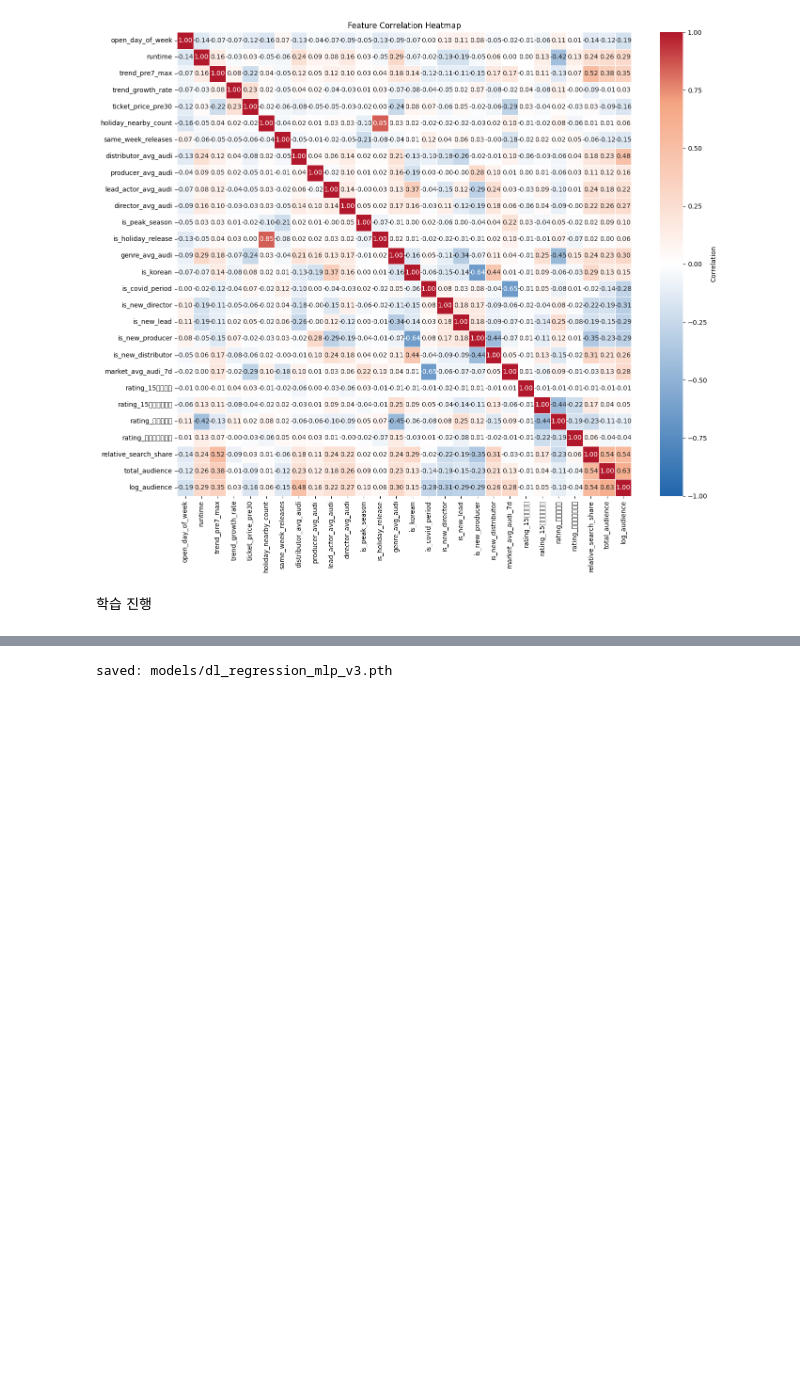
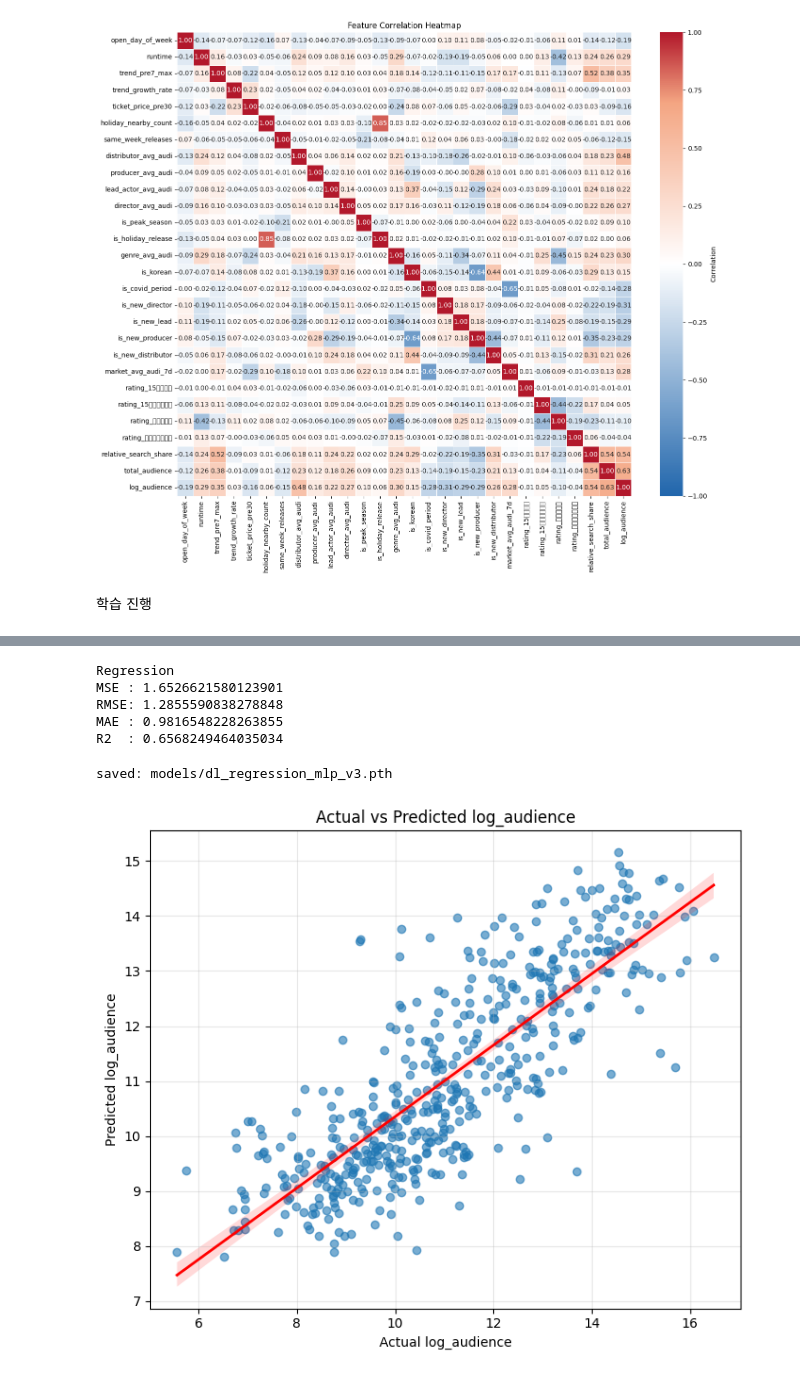
Before and after one commit to SKNETWORKS-FAMILY-AICAMP/SKN30-2nd-4Team, a Jupyter notebook: ml/03_deep_learning_v3.ipynb, the cells around one changed output, grey strips where cells are left out. Drawn from its saved outputs; the diff is of its cells as text; code cells hidden in the pictures; blank space fills up the shorter version.

```diff
--- a/ml/03_deep_learning_v3.ipynb
+++ b/ml/03_deep_learning_v3.ipynb
@@ -556 +617,30 @@ R2  : 0.6364225149154663
+# %%
+
+params = {
+    "target_col": target_col,
+    "test_size": 0.2,
+    "random_state": 42,
+    "batch_size": 32,
+    "epochs": 300,
+    "early_stopping_patience": 15,
+    "early_stopping_min_delta": 0.0001,
+    "learning_rate": 0.001,
+    "optimizer": "Adam",
+    "loss_fn": "MSELoss",
+    "model": "RegressionMLP",
+    "hidden_layers": [128, 64, 32],
+    "activation": "ReLU",
+    "normalization": "LayerNorm",
+    "dropout": [0.15, 0.10, 0.05],
+    "standard_train": standard_train,
+    "one_hot_train": one_hot_train,
+    "no_encode_scale_train": no_encode_scale_train,
+    "drop_when_train": drop_when_train,
+}
+# %% [output]
+Regression
+MSE : 1.6526621580123901
+RMSE: 1.2855590838278848
+MAE : 0.9816548228263855
+R2  : 0.6568249464035034
 # %%
@@ -610,3 +700,21 @@ save_dict = {
 
 # loaded_preprocessor = checkpoint["preprocessor"]
 # loaded_feature_cols = checkpoint["feature_cols"]
+# %%
+plt.figure(figsize=(7, 6))
+
+sns.regplot(
+    x=y_true,
+    y=y_pred,
+    scatter_kws={"alpha": 0.6},
+    line_kws={"color": "red", "linewidth": 2}
+)
+
+plt.xlabel("Actual log_audience")
+plt.ylabel("Predicted log_audience")
+plt.title("Actual vs Predicted log_audience")
+plt.grid(alpha=0.3)
+plt.tight_layout()
+plt.show()
+# %% [output]
+[figure, added]
```
Also changed, not shown: parts of 4 cells of this notebook, 3 other files.
